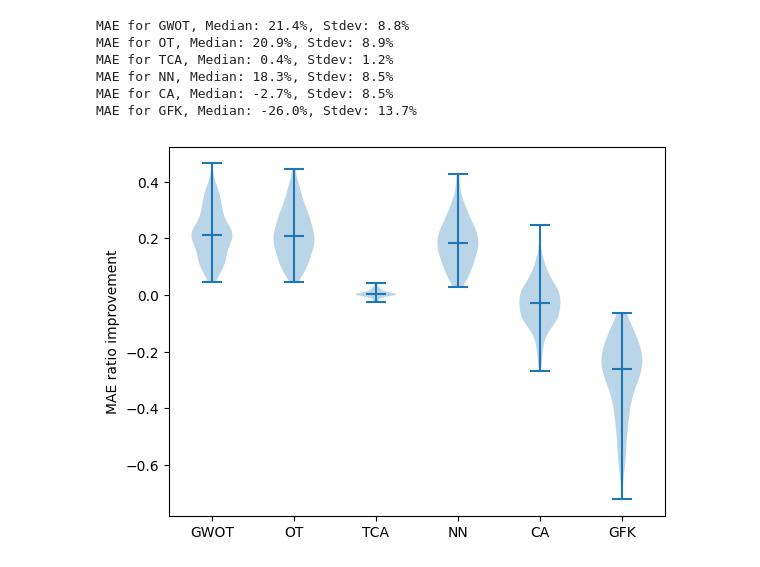
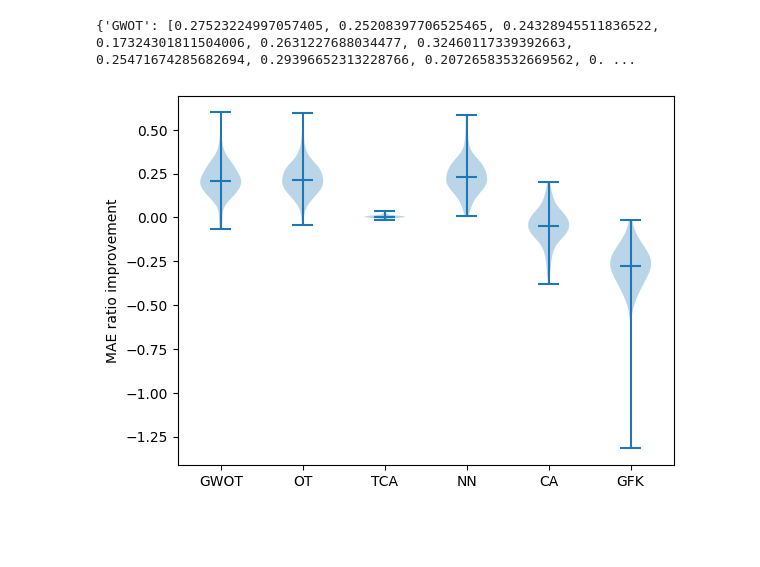
Before and after one commit to causalpathlab/EHR-OT, a Jupyter notebook: mimic_exp/admission/mimic_exp4_accuracy.ipynb, the cells around one changed output. Cells and saved outputs as stored; diff of their text form; code cells hidden in the pictures; blank space fills up the shorter version.

```diff
--- a/mimic_exp/admission/mimic_exp4_accuracy.ipynb
+++ b/mimic_exp/admission/mimic_exp4_accuracy.ipynb
@@ -37,9 +37,14 @@ def print_median_std(ratios, trans_metrics, eval_metric):
 # %%
 score_dir = "/home/wanxinli/EHR-OT/outputs/mimic/"
 
-group_name = 'insurance'
-group_1 = 'Medicaid'
-group_2 = 'Self_Pay'
+eval_metric = 'MAE'
+
+# group_name = 'insurance'
+# groups = ['Self_Pay', 'Private', 'Government', 'Medicare', 'Medicaid']
+
+group_name = 'marital_status'
+groups = ['SEPARATED', 'DIVORCED', 'MARRIED','WIDOWED', 'SINGLE']
+
 
 # group_name = 'gender'
 # group_1 = 'M'
@@ -52,28 +57,30 @@ group_2 = 'Self_Pay'
 
 trans_metrics = ['GWOT', 'OT', 'TCA', 'NN', 'CA', 'GFK']
 # %%
-mae_improve_ratios = ratios_for_metrics(group_name, group_1, group_2, 'mae', trans_metrics)
-print_median_std(mae_improve_ratios, trans_metrics, 'MAE')
+# Overall, for all groups
+improve_ratio_combined = []
 
-# Pandas dataframe
+for group_1 in groups:
+    for group_2 in groups:
+        if group_1 == group_2:
+            continue
+        improve_ratios = ratios_for_metrics(group_name, group_1, group_2, eval_metric, trans_metrics)
+        improve_ratio_combined.extend(improve_ratios)
 
 trans_metric_dict = {}
 for i in range(len(trans_metrics)):
-    trans_metric_dict[trans_metrics[i]] = mae_improve_ratios[i]
+    trans_metric_dict[trans_metrics[i]] = improve_ratio_combined[i]
+print(trans_metric_dict)
 data = pd.DataFrame(trans_metric_dict)
+
 
 # Plot the dataframe
 plt.violinplot(data, showmedians=True)
 plt.xticks(range(1, len(trans_metrics)+1), labels=trans_metrics)
-plt.ylabel("MAE ratio improvement")
-fig_path = os.path.join(mimic_output_dir, f"exp4_{group_name}_{group_2}2{group_1}_MAE.pdf")
+plt.ylabel(f"{eval_metric} ratio improvement")
+fig_path = os.path.join(mimic_output_dir, f"exp4_{group_name}_{eval_metric}.pdf")
 plt.savefig(fig_path)
 plt.show()
 # %% [output]
-MAE for GWOT, Median: 21.4%, Stdev: 8.8%
-MAE for OT, Median: 20.9%, Stdev: 8.9%
-MAE for TCA, Median: 0.4%, Stdev: 1.2%
-MAE for NN, Median: 18.3%, Stdev: 8.5%
-MAE for CA, Median: -2.7%, Stdev: 8.5%
-MAE for GFK, Median: -26.0%, Stdev: 13.7%
+{'GWOT': [0.27523224997057405, 0.25208397706525465, 0.24328945511836522, 0.17324301811504006, 0.2631227688034477, 0.32460117339392663, 0.25471674285682694, 0.29396652313228766, 0.20726583532669562, 0. ...
-[figure, old version]
+[figure, new version]
```
Also changed, not shown: parts of 2 cells of this notebook, 45 other files.
